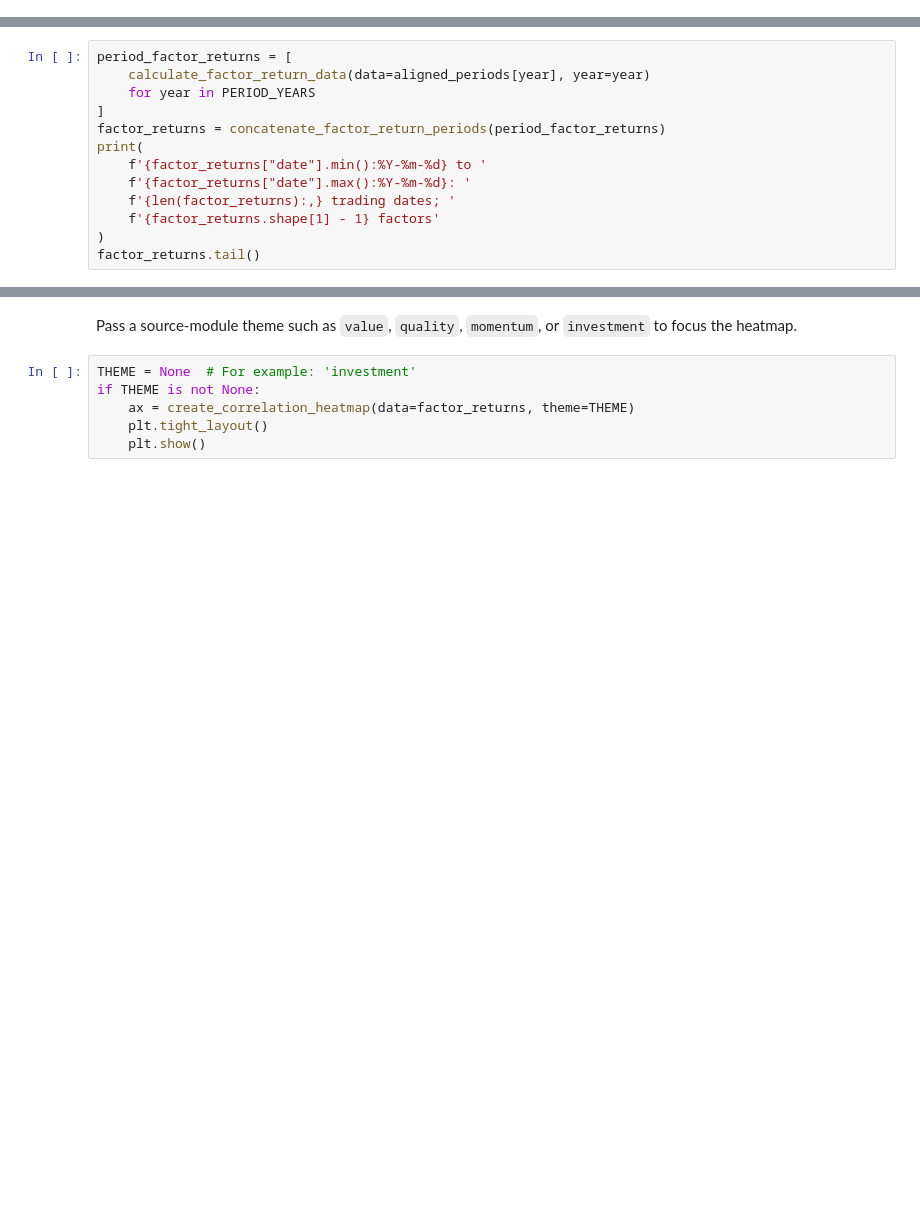
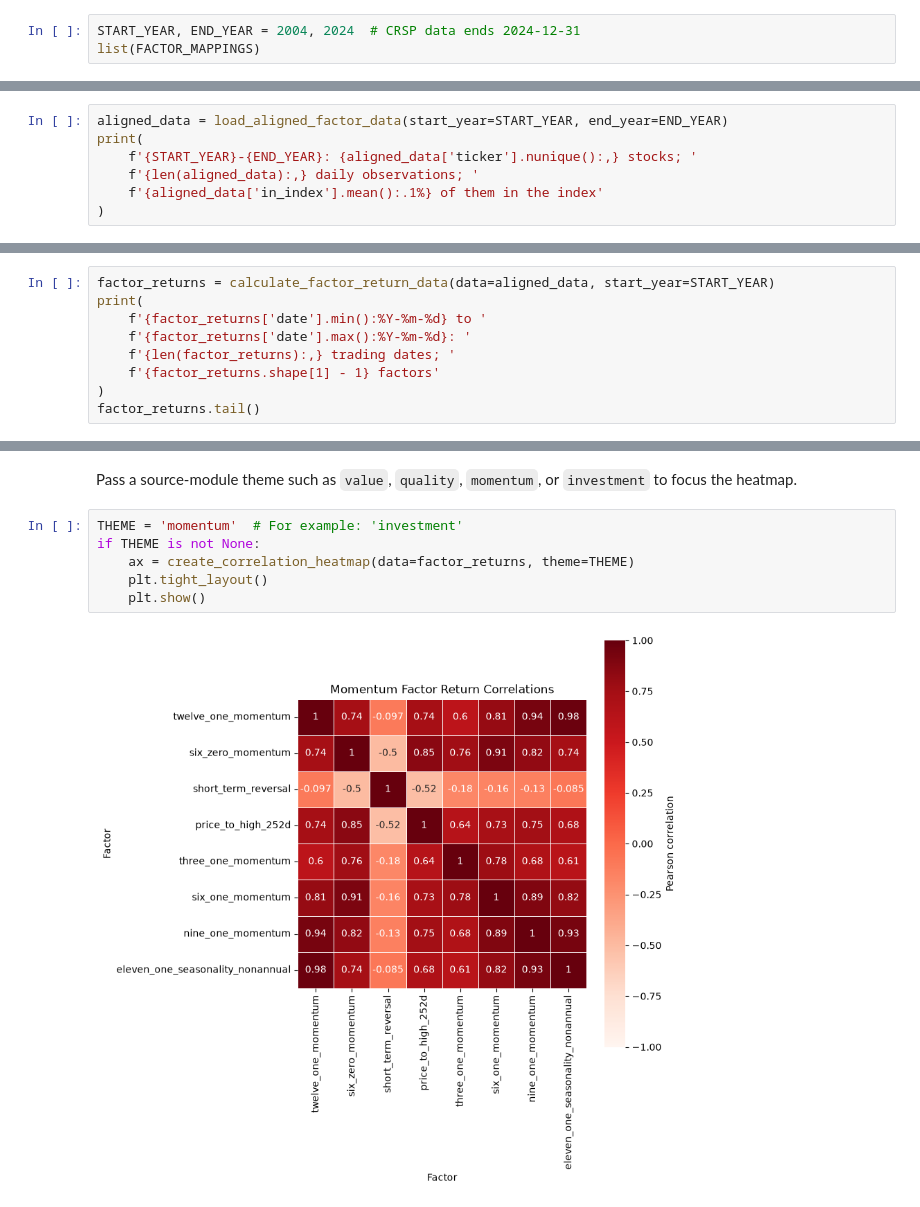
Before and after one commit to william-fan-1/factor-originality, a Jupyter notebook: notebooks/heatmap.ipynb, the cells around one changed output, grey strips where cells are left out. Saved outputs shown, nothing was run; the diff lists cells and outputs as text; blank space fills up the shorter version.

Commit message:
Updated heatmap

```diff
--- a/notebooks/heatmap.ipynb
+++ b/notebooks/heatmap.ipynb
@@ -35,0 +25,3 @@ for year in PERIOD_YEARS:
+# %%
+START_YEAR, END_YEAR = 2004, 2024  # CRSP data ends 2024-12-31
+list(FACTOR_MAPPINGS)
@@ -35,0 +46,7 @@ for year in PERIOD_YEARS:
+# %%
+aligned_data = load_aligned_factor_data(start_year=START_YEAR, end_year=END_YEAR)
+print(
+    f'{START_YEAR}-{END_YEAR}: {aligned_data['ticker'].nunique():,} stocks; '
+    f'{len(aligned_data):,} daily observations; '
+    f'{aligned_data['in_index'].mean():.1%} of them in the index'
+)
@@ -36,12 +55,8 @@ for year in PERIOD_YEARS:
 # %%
-period_factor_returns = [
-    calculate_factor_return_data(data=aligned_periods[year], year=year)
-    for year in PERIOD_YEARS
-]
-factor_returns = concatenate_factor_return_periods(period_factor_returns)
+factor_returns = calculate_factor_return_data(data=aligned_data, start_year=START_YEAR)
 print(
-    f'{factor_returns["date"].min():%Y-%m-%d} to '
-    f'{factor_returns["date"].max():%Y-%m-%d}: '
+    f'{factor_returns['date'].min():%Y-%m-%d} to '
+    f'{factor_returns['date'].max():%Y-%m-%d}: '
     f'{len(factor_returns):,} trading dates; '
     f'{factor_returns.shape[1] - 1} factors'
 )
@@ -53,8 +79,10 @@ plt.show()
 # %% [markdown]
 Pass a source-module theme such as `value`, `quality`, `momentum`, or `investment` to focus the heatmap.
 # %%
-THEME = None  # For example: 'investment'
+THEME = 'momentum'  # For example: 'investment'
 if THEME is not None:
     ax = create_correlation_heatmap(data=factor_returns, theme=THEME)
     plt.tight_layout()
     plt.show()
+# %% [output]
+[figure, added]
```
Also changed, not shown: parts of 8 cells of this notebook.
